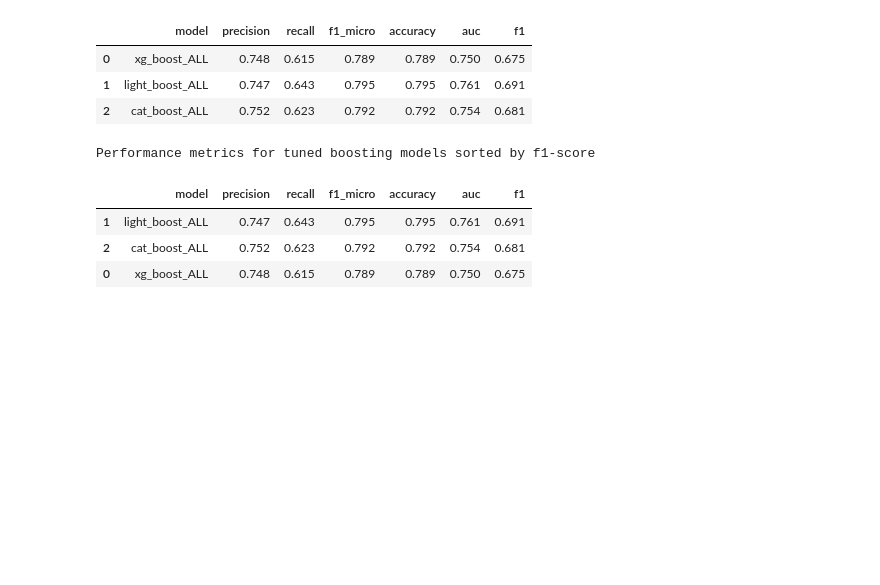
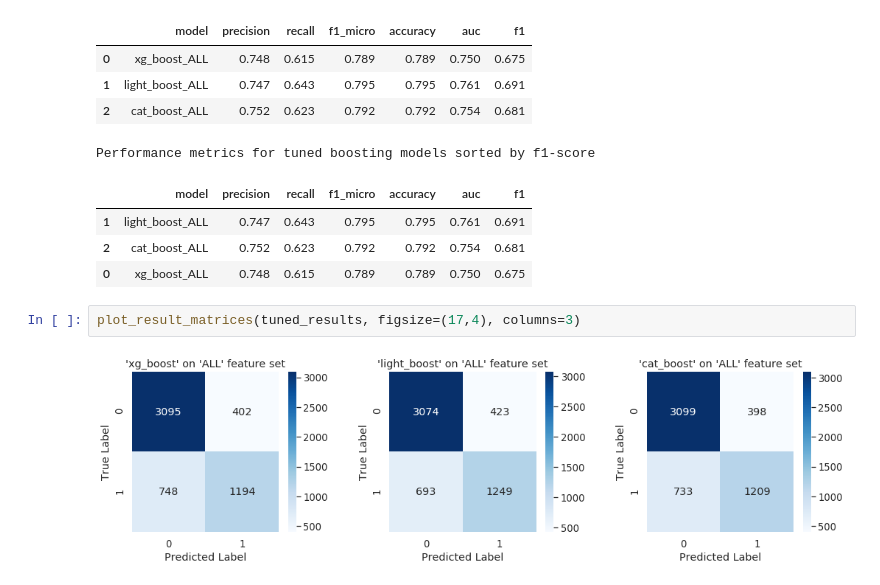
Before and after one commit to achmand/aml-crypto-graph, a Jupyter notebook: src/1.2_experiment_results.ipynb, the cells around one changed output. Cells and saved outputs as stored; diff of their text form; blank space fills up the shorter version.

```diff
--- a/src/1.2_experiment_results.ipynb
+++ b/src/1.2_experiment_results.ipynb
@@ -173,3 +225,7 @@ Performance metrics for tuned boosting models sorted by f1-score
 | 1 | light_boost_ALL | 0.747 | 0.643 | 0.795 | 0.795 | 0.761 | 0.691 |
 | 2 | cat_boost_ALL | 0.752 | 0.623 | 0.792 | 0.792 | 0.754 | 0.681 |
 | 0 | xg_boost_ALL | 0.748 | 0.615 | 0.789 | 0.789 | 0.750 | 0.675 |
+# %%
+plot_result_matrices(tuned_results, figsize=(17,4), columns=3)
+# %% [output]
+[figure, added]
```
Also changed, not shown: parts of 9 cells of this notebook, 8 other files.
